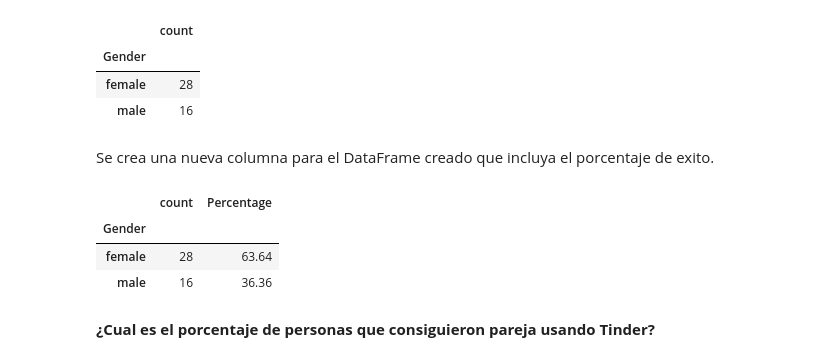
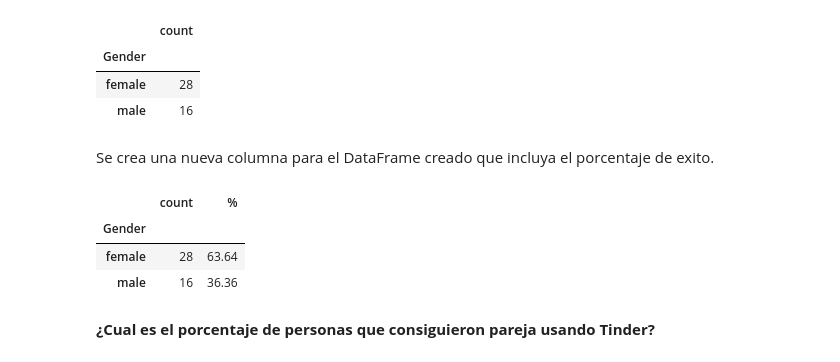
Before and after one commit to mfernandezzz/Pruebas_Tecnicas, a Jupyter notebook: pruebaTecnicaTinder.ipynb, the cells around one changed output. Cells and saved outputs as stored; diff of their text form; code cells hidden in the pictures.

```diff
--- a/pruebaTecnicaTinder.ipynb
+++ b/pruebaTecnicaTinder.ipynb
@@ -55,10 +55,10 @@ sucess_rate_per_sex.head()
 # %% [markdown]
 Se crea una nueva columna para el DataFrame creado que incluya el porcentaje de exito.
 # %%
-sucess_rate_per_sex['Percentage'] = round(sucess_rate_per_sex['count'] / sucess_rate_per_sex['count'].sum() * 100, 2)
+sucess_rate_per_sex['%'] = round(sucess_rate_per_sex['count'] / sucess_rate_per_sex['count'].sum() * 100, 2)
 sucess_rate_per_sex.head()
 # %% [output]
-|  | count | Percentage |
+|  | count | % |
 | Gender |  |  |
 | female | 28 | 63.64 |
 | male | 16 | 36.36 |
```
Also changed, not shown: parts of 7 cells of this notebook.
